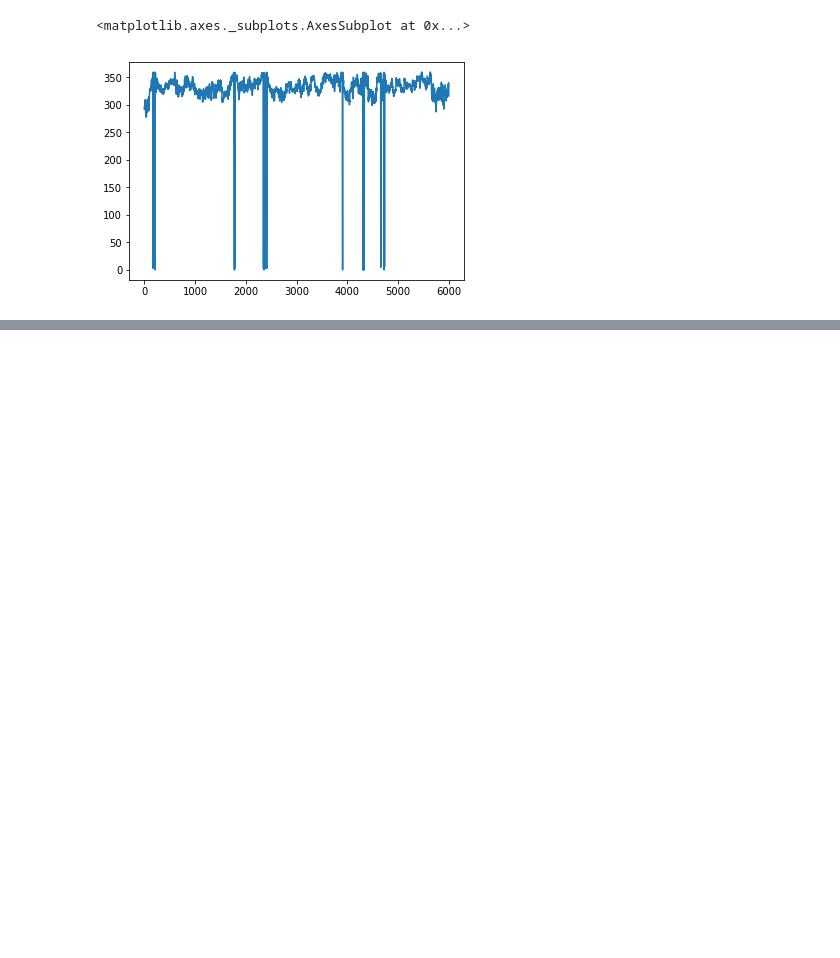
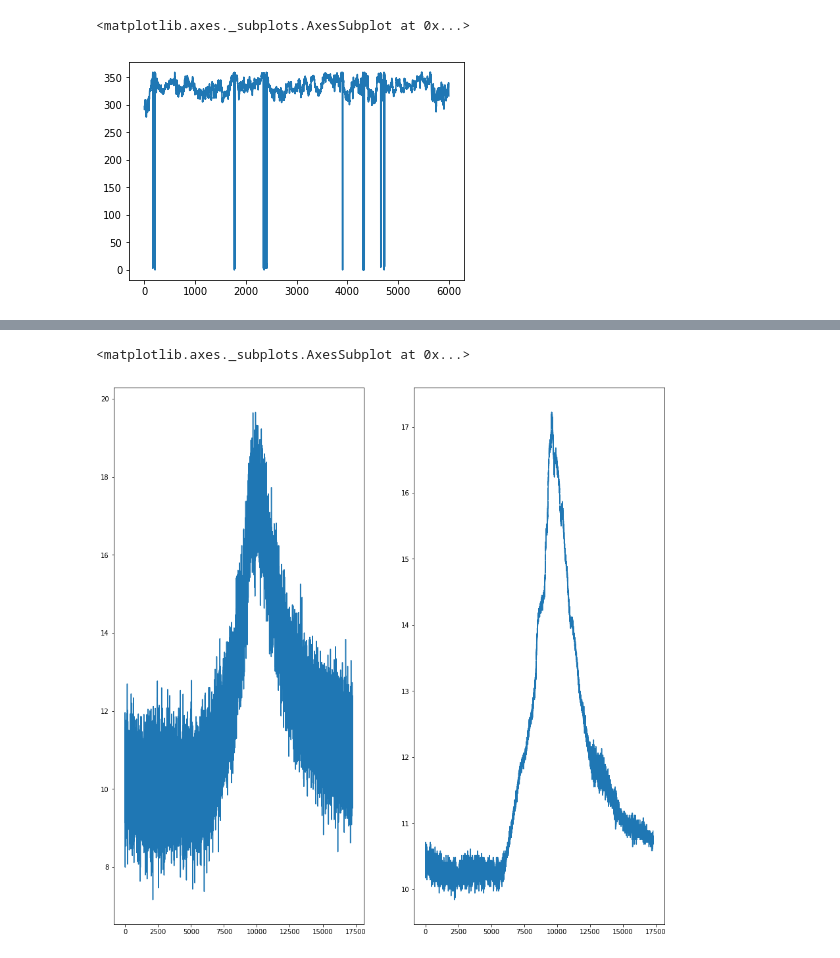
Before and after one commit to gianlucamancini7/ml_project2, a Jupyter notebook: exploratory_analysis.ipynb, the cells around one changed output, grey strips where cells are left out. Cells and saved outputs as stored; diff of their text form; code cells hidden in the pictures; blank space fills up the shorter version.

```diff
--- a/exploratory_analysis.ipynb
+++ b/exploratory_analysis.ipynb
@@ -64,0 +95,9 @@ TypeError: cannot compare a dtyped [float64] array with a scalar of type [bool]
+# %%
+fig=plt.figure(figsize=(15,15))
+plt.subplot(121)
+radiometer.iloc[:,9].plot()
+plt.subplot(122)
+radiometer.iloc[:,10].plot()
+# %% [output]
+<matplotlib.axes._subplots.AxesSubplot at 0x...>
+[figure, added]
```
Also changed, not shown: parts of 4 cells of this notebook.
